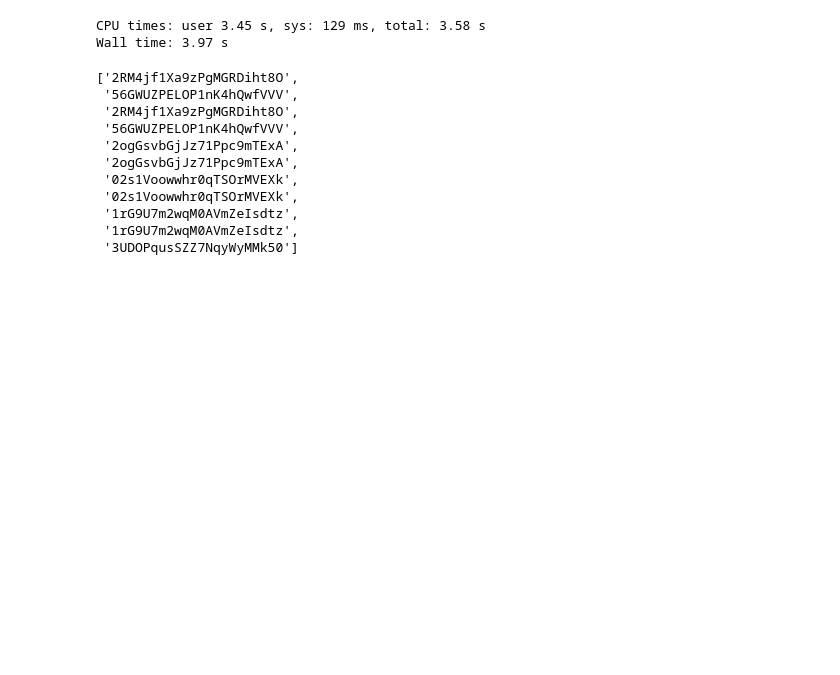
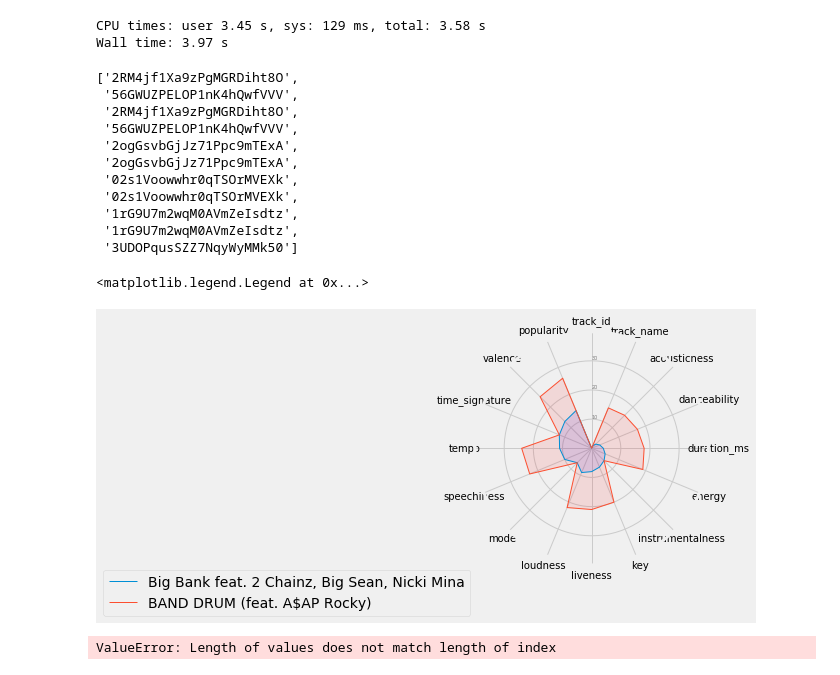
Before and after one commit to Solomon147/data-science-1, a Jupyter notebook: spotify-audio-features-2/similarities.ipynb, the cells around one changed output. Saved outputs shown, nothing was run; the diff lists cells and outputs as text; code cells hidden in the pictures; blank space fills up the shorter version.

Commit message:
Visualization Done

```diff
--- a/spotify-audio-features-2/similarities.ipynb
+++ b/spotify-audio-features-2/similarities.ipynb
@@ -259,3 +261,46 @@ df4.to_csv('similars.csv')
 # %%
 # Export distance scores to CSV
 dist_score.to_csv('dist_scores.csv')
+# %%
+# ------- PART 1: Create background
+plt.style.use('fivethirtyeight')
+# number of variable
+categories=list(df)[1:]
+N = len(categories)
+# What will be the angle of each axis in the plot? (we divide the plot / number of variable)
+angles = [n / float(N) * 2 * pi for n in range(N)]
+angles += angles[:1]
+# Initialise the spider plot
+ax = plt.subplot(111, polar=True)
+# If you want the first axis to be on top:
+ax.set_theta_offset(pi / 2)
+ax.set_theta_direction(-1)
+# Draw one axe per variable + add labels labels yet
+plt.xticks(angles[:-1], categories, size=10)
+# Draw ylabels
+ax.set_rlabel_position(0)
+plt.yticks([10,20,30], ["10","20","30"], color="grey", size=5)
+plt.ylim(0,40)
+# ------- PART 2: Add plots
+# Plot each individual = each line of the data
+# I don't do a loop, because plotting more than 3 groups makes the chart unreadable
+# Ind1
+values=df.loc[0].drop('acousticness').values.flatten().tolist()
+values += values[:1]
+ax.plot(angles, values, linewidth=1, linestyle='solid', label="Big Bank feat. 2 Chainz, Big Sean, Nicki Mina")
+ax.fill(angles, values, 'b', alpha=0.1)
+# Ind2
+values=df.loc[1].drop('acousticness').values.flatten().tolist()
+values += values[:1]
+ax.plot(angles, values, linewidth=1, linestyle='solid', label="BAND DRUM (feat. A$AP Rocky)")
+ax.fill(angles, values, 'r', alpha=0.1)
+# Add legend
+plt.legend(loc='upper right', bbox_to_anchor=(0.01, 0.01))
+# %% [output]
+<matplotlib.legend.Legend at 0x...>
+[figure, added]
+# %%
+df['track_index'] = full.index
+df.track_index
+# %% [output]
+ValueError: Length of values does not match length of index
```
Also changed, not shown: parts of 3 cells of this notebook, 1 other file.
